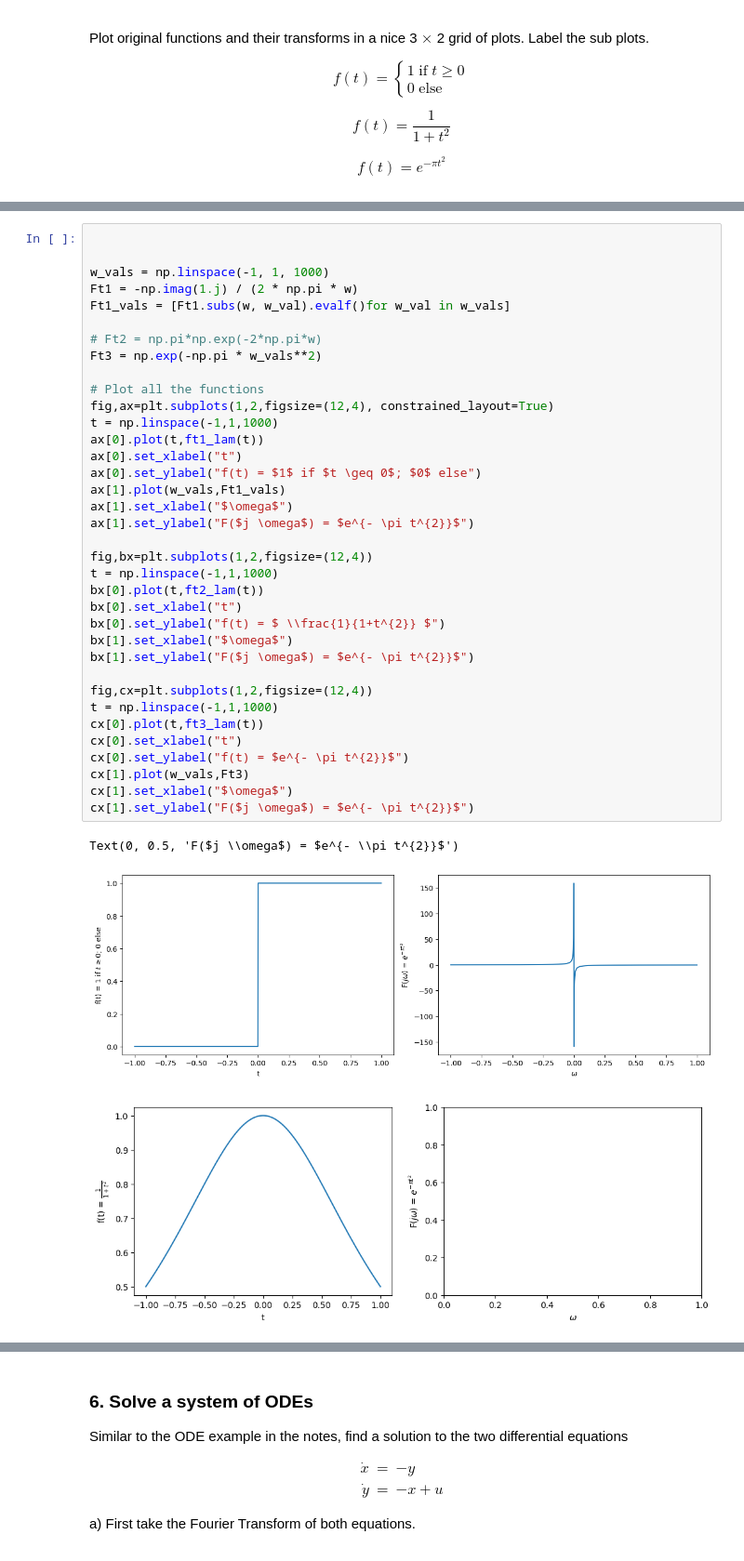
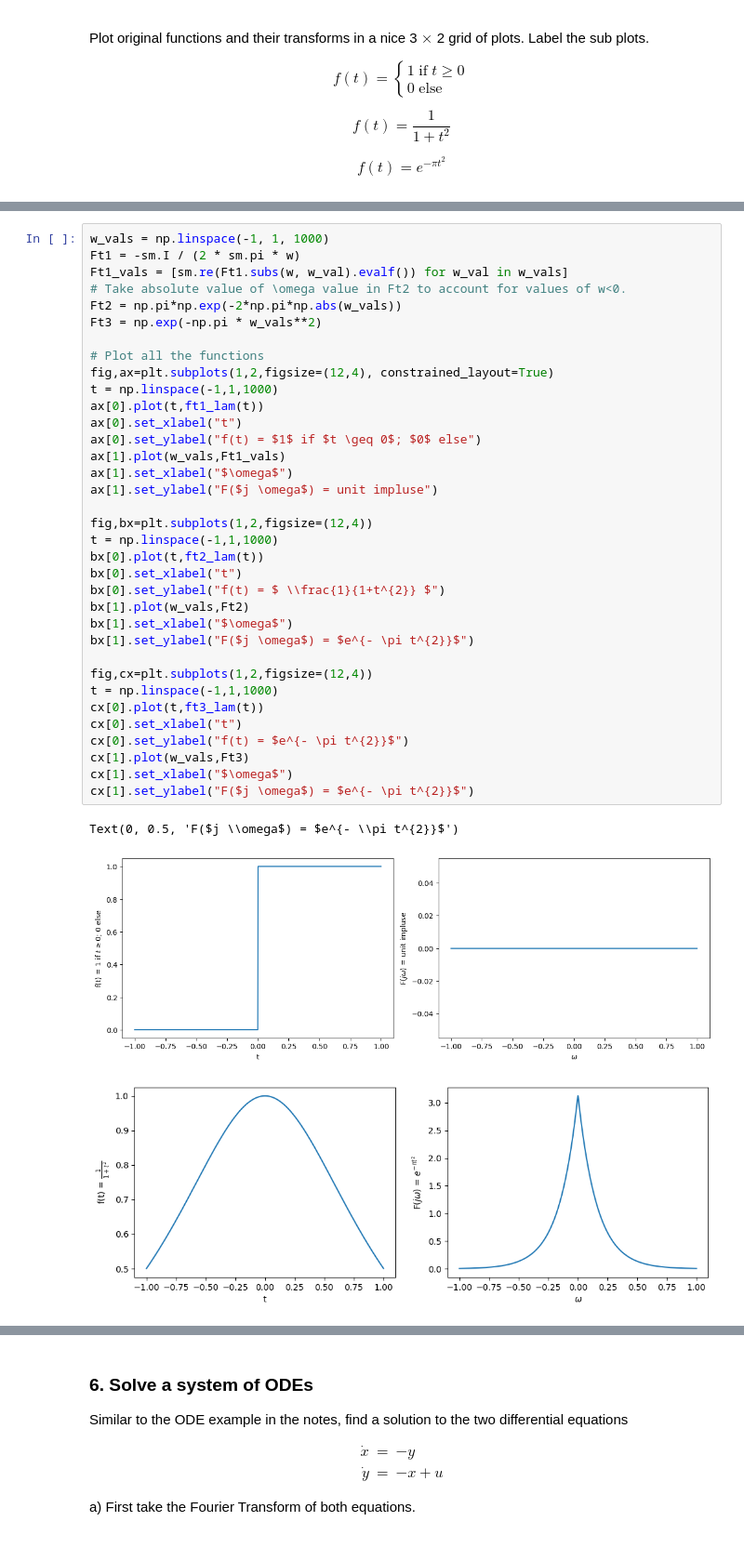
Before and after one commit to enriquea02/uw, a Jupyter notebook: eep502_analytical_methods_for_electrical_engineering/homework/HW_06_Fourier_transforms_eantunano.ipynb, the cells around one changed output, grey strips where cells are left out. Shown at 93% size. Cells and saved outputs as stored; diff of their text form.

```diff
--- a/eep502_analytical_methods_for_electrical_engineering/homework/HW_06_Fourier_transforms_eantunano.ipynb
+++ b/eep502_analytical_methods_for_electrical_engineering/homework/HW_06_Fourier_transforms_eantunano.ipynb
@@ -303,45 +303,44 @@ Ff1_1.rewrite(sm.sin).simplify(),Ff1_2.rewrite(sm.sin).simplify(),Ff2.rewrite(sm
 # %% [output]
 $\displaystyle \left( \begin{cases} - \frac{i}{2 \pi w} & \text{for}\: \left|{\arg{\left(w \right)} + \frac{\pi}{2}}\right| < \frac{\pi}{2} \\\int\limits_{0}^{\infty} e^{- 2 i \pi t w}\, dt & \text{otherwise} \end{cases}, \  0, \  \begin{cases} \pi e^{- 2 \pi w} & \text{for}\: w > 0 \\\int\limits_{-\infty}^{\infty} \frac{e^{- 2 i \pi t w}}{t^{2} + 1}\, dt & \text{otherwise} \end{cases}, \  e^{- \pi w^{2}}\right)$
 # %%
-
-
 w_vals = np.linspace(-1, 1, 1000)
-Ft1 = -np.imag(1.j) / (2 * np.pi * w)
-Ft1_vals = [Ft1.subs(w, w_val).evalf()for w_val in w_vals]
-
-# Ft2 = np.pi*np.exp(-2*np.pi*w)
+Ft1 = -sm.I / (2 * sm.pi * w)
+Ft1_vals = [sm.re(Ft1.subs(w, w_val).evalf()) for w_val in w_vals]
+# Take absolute value of \omega value in Ft2 to account for values of w<0.
+Ft2 = np.pi*np.exp(-2*np.pi*np.abs(w_vals))
 Ft3 = np.exp(-np.pi * w_vals**2)
 
 # Plot all the functions
 fig,ax=plt.subplots(1,2,figsize=(12,4), constrained_layout=True)
 t = np.linspace(-1,1,1000)
 ax[0].plot(t,ft1_lam(t))
 ax[0].set_xlabel("t")
 ax[0].set_ylabel("f(t) = $1$ if $t \geq 0$; $0$ else")
 ax[1].plot(w_vals,Ft1_vals)
 ax[1].set_xlabel("$\omega$")
-ax[1].set_ylabel("F($j \omega$) = $e^{- \pi t^{2}}$")
+ax[1].set_ylabel("F($j \omega$) = unit impluse")
 
 fig,bx=plt.subplots(1,2,figsize=(12,4))
 t = np.linspace(-1,1,1000)
 bx[0].plot(t,ft2_lam(t))
 bx[0].set_xlabel("t")
 bx[0].set_ylabel("f(t) = $ \\frac{1}{1+t^{2}} $")
+bx[1].plot(w_vals,Ft2)
 bx[1].set_xlabel("$\omega$")
 bx[1].set_ylabel("F($j \omega$) = $e^{- \pi t^{2}}$")
 
 fig,cx=plt.subplots(1,2,figsize=(12,4))
 t = np.linspace(-1,1,1000)
 cx[0].plot(t,ft3_lam(t))
 cx[0].set_xlabel("t")
 cx[0].set_ylabel("f(t) = $e^{- \pi t^{2}}$")
 cx[1].plot(w_vals,Ft3)
 cx[1].set_xlabel("$\omega$")
 cx[1].set_ylabel("F($j \omega$) = $e^{- \pi t^{2}}$")
 # %% [output]
 Text(0, 0.5, 'F($j \\omega$) = $e^{- \\pi t^{2}}$')
-[figure, old version]
+[figure, new version]
-[figure, old version]
+[figure, new version]
 [figure]
 # %% [markdown]
 ### 6. Solve a system of ODEs
```
Also changed, not shown: parts of 1 cell of this notebook.
